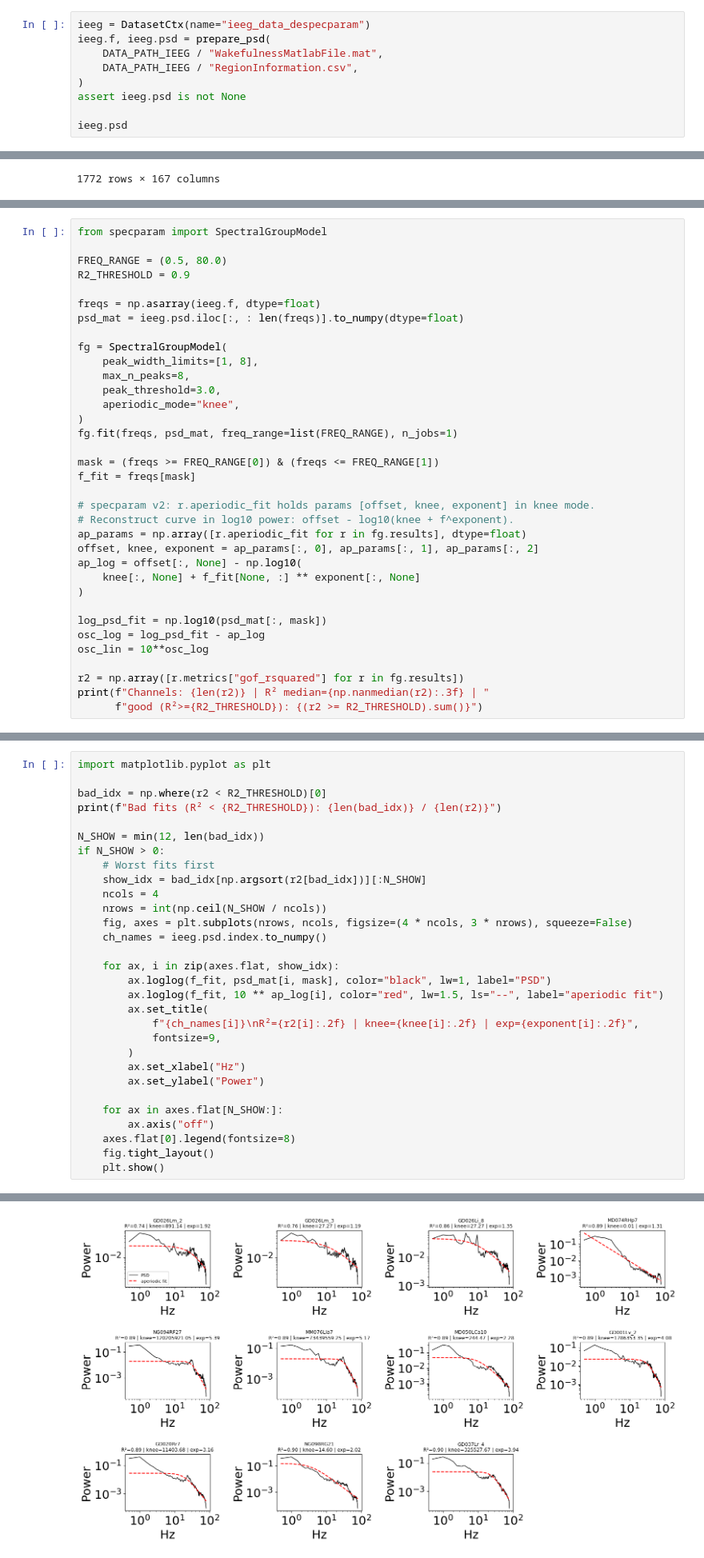
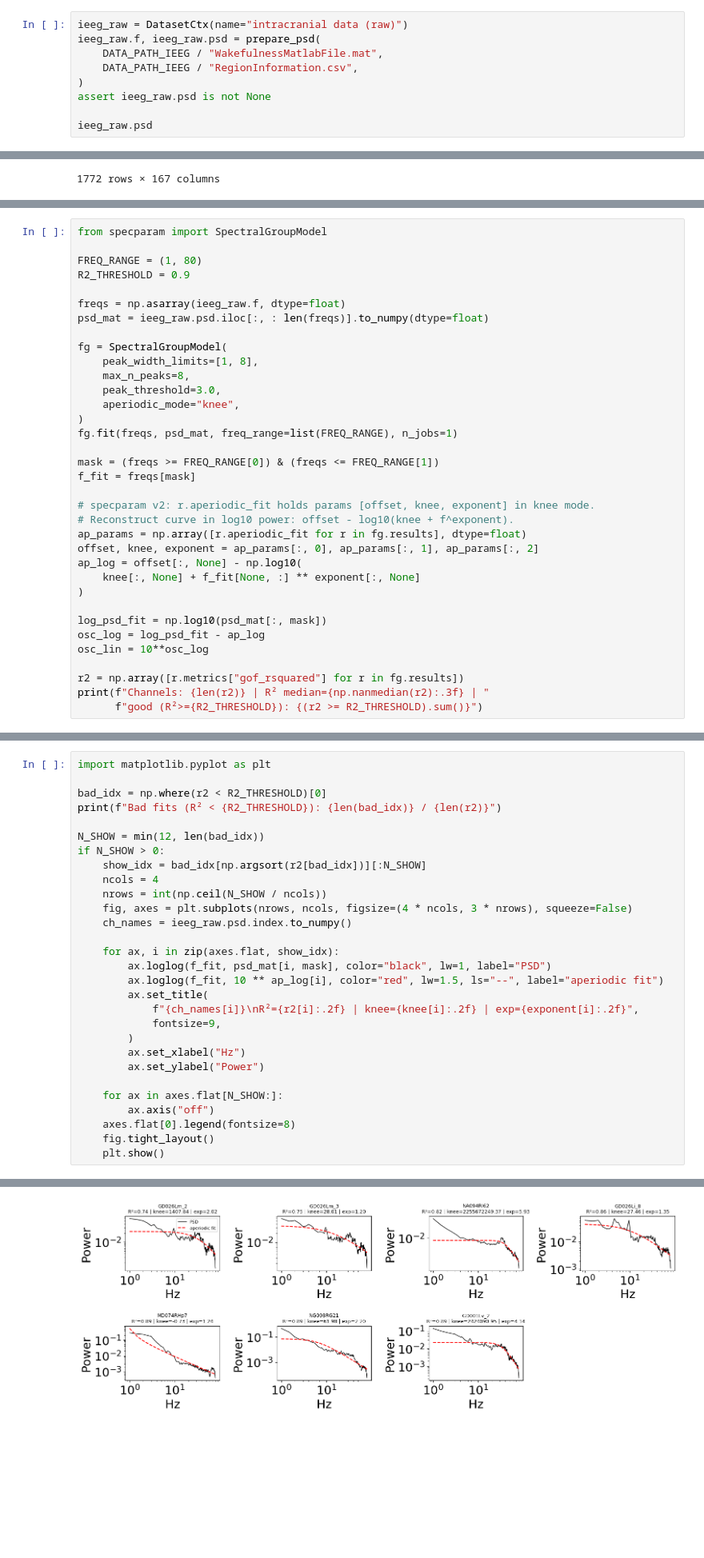
Before and after one commit to danieltomasz/code-spectral-comparison, a Jupyter notebook: analiza/03_cluster_pipeline_1f_removed.ipynb, the cells around one changed output, grey strips where cells are left out. Shown at 80% size. Cells and saved outputs as stored; diff of their text form; blank space fills up the shorter version.

```diff
--- a/analiza/03_cluster_pipeline_1f_removed.ipynb
+++ b/analiza/03_cluster_pipeline_1f_removed.ipynb
@@ -51,14 +51,14 @@ DATA_PATH_IEEG = Path(f"{PROJECT_DIR}/data/Frauscher2018")
 NO_PEAK_SUMMARY = "mean"
 PLOT_SUMMARY = "median"
 # %%
-ieeg = DatasetCtx(name="ieeg_data_despecparam")
-ieeg.f, ieeg.psd = prepare_psd(
+ieeg_raw = DatasetCtx(name="intracranial data (raw)")
+ieeg_raw.f, ieeg_raw.psd = prepare_psd(
     DATA_PATH_IEEG / "WakefulnessMatlabFile.mat",
     DATA_PATH_IEEG / "RegionInformation.csv",
 )
-assert ieeg.psd is not None
+assert ieeg_raw.psd is not None
 
-ieeg.psd
+ieeg_raw.psd
 # %% [output]
 |  | 0.5 | 1.0 | 1.5 | 2.0 | 2.5 | 3.0 | 3.5 | 4.0 | 4.5 | 5.0 | ... | ... |
 | channel |  |  |  |  |  |  |  |  |  |  |  | ... |
@@ -84,11 +84,11 @@ back-transform to linear PSD for downstream clustering.
 # %%
 from specparam import SpectralGroupModel
 
-FREQ_RANGE = (0.5, 80.0)
+FREQ_RANGE = (1, 80)
 R2_THRESHOLD = 0.9
 
-freqs = np.asarray(ieeg.f, dtype=float)
-psd_mat = ieeg.psd.iloc[:, : len(freqs)].to_numpy(dtype=float)
+freqs = np.asarray(ieeg_raw.f, dtype=float)
+psd_mat = ieeg_raw.psd.iloc[:, : len(freqs)].to_numpy(dtype=float)
 
 fg = SpectralGroupModel(
     peak_width_limits=[1, 8],
@@ -127,12 +127,11 @@ print(f"Bad fits (R² < {R2_THRESHOLD}): {len(bad_idx)} / {len(r2)}")
 
 N_SHOW = min(12, len(bad_idx))
 if N_SHOW > 0:
-    # Worst fits first
     show_idx = bad_idx[np.argsort(r2[bad_idx])][:N_SHOW]
     ncols = 4
     nrows = int(np.ceil(N_SHOW / ncols))
     fig, axes = plt.subplots(nrows, ncols, figsize=(4 * ncols, 3 * nrows), squeeze=False)
-    ch_names = ieeg.psd.index.to_numpy()
+    ch_names = ieeg_raw.psd.index.to_numpy()
 
     for ax, i in zip(axes.flat, show_idx):
         ax.loglog(f_fit, psd_mat[i, mask], color="black", lw=1, label="PSD")
@@ -154,2 +153,2 @@ Bad fits (R² < 0.9): 11 / 1772
-[figure, old version]
+[figure, new version]
 # %%
```
Also changed, not shown: parts of 3 cells of this notebook, 2 other files.
